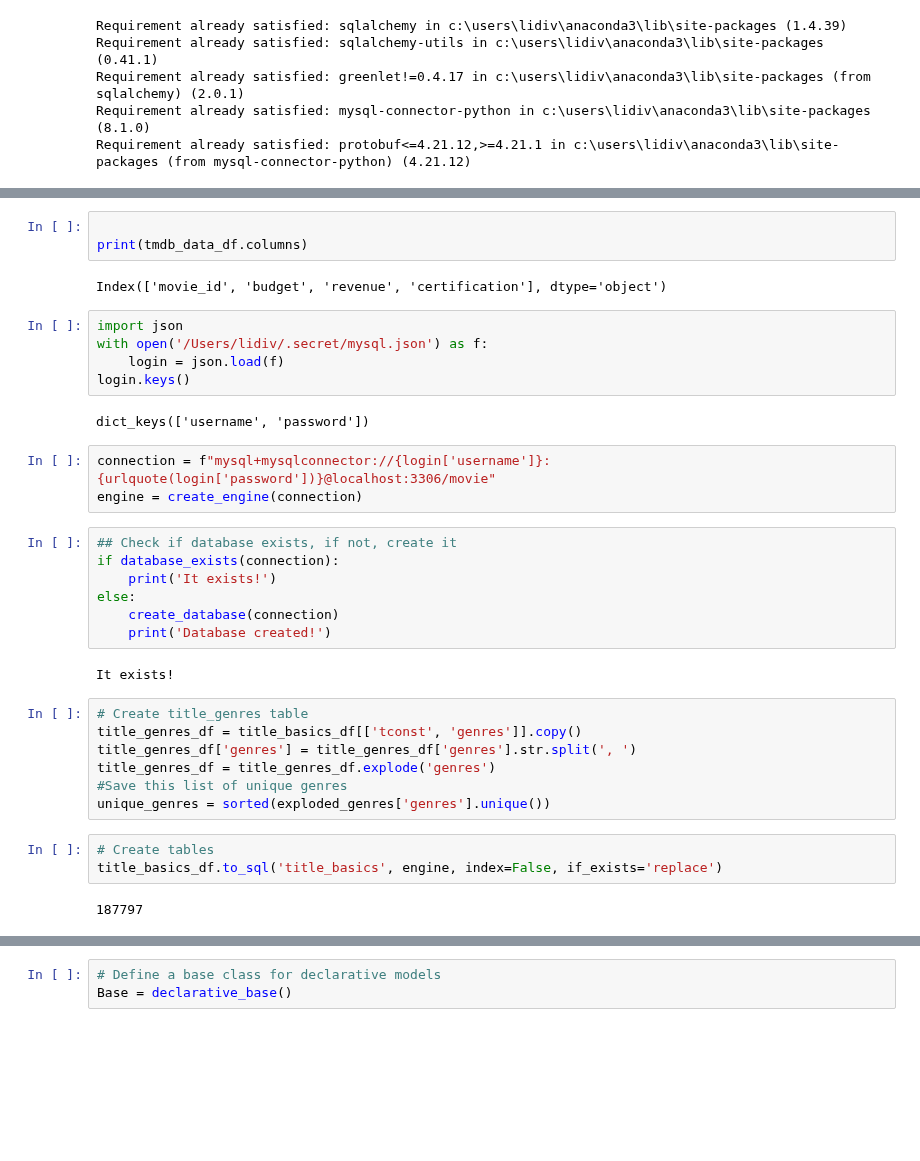
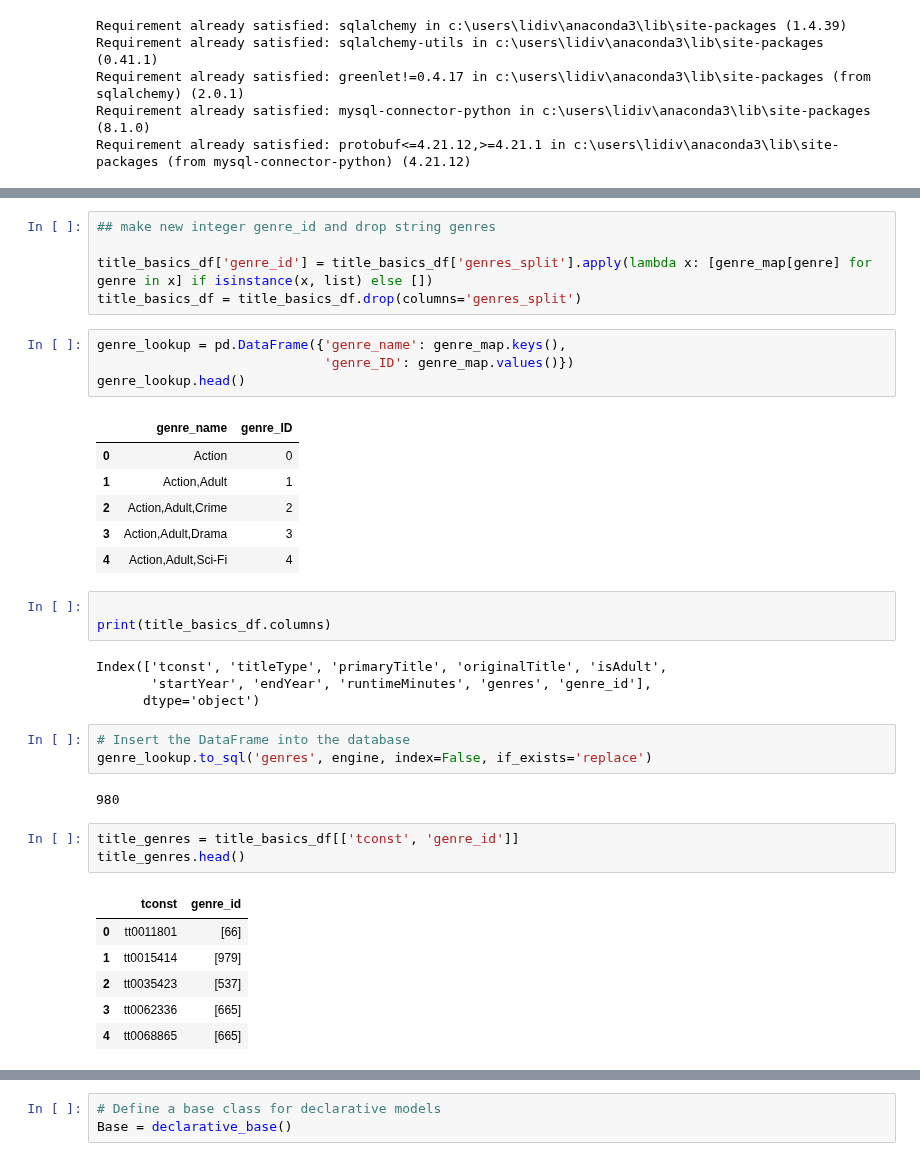
Before and after one commit to Lidivinekeng/project03, a Jupyter notebook: part 03.ipynb, the cells around one changed output, grey strips where cells are left out. Saved outputs shown, nothing was run; the diff lists cells and outputs as text; blank space fills up the shorter version.

```diff
--- a/part 03.ipynb
+++ b/part 03.ipynb
@@ -53,36 +108,38 @@ Requirement already satisfied: protobuf<=4.21.12,>=4.21.1 in c:\users\lidiv\anac
+# %%
+## make new integer genre_id and drop string genres
+
+title_basics_df['genre_id'] = title_basics_df['genres_split'].apply(lambda x: [genre_map[genre] for genre in x] if isinstance(x, list) else [])
+title_basics_df = title_basics_df.drop(columns='genres_split')
+# %%
+genre_lookup = pd.DataFrame({'genre_name': genre_map.keys(),
+                             'genre_ID': genre_map.values()})
+genre_lookup.head()
+# %% [output]
+|  | genre_name | genre_ID |
+| 0 | Action | 0 |
+| 1 | Action,Adult | 1 |
+| 2 | Action,Adult,Crime | 2 |
+| 3 | Action,Adult,Drama | 3 |
+| 4 | Action,Adult,Sci-Fi | 4 |
 # %%
 
-print(tmdb_data_df.columns)
+print(title_basics_df.columns)
 # %% [output]
-Index(['movie_id', 'budget', 'revenue', 'certification'], dtype='object')
+Index(['tconst', 'titleType', 'primaryTitle', 'originalTitle', 'isAdult',
+       'startYear', 'endYear', 'runtimeMinutes', 'genres', 'genre_id'],
+      dtype='object')
-# %%
-import json
-with open('/Users/lidiv/.secret/mysql.json') as f:
-    login = json.load(f)
-login.keys()
-# %% [output]
-dict_keys(['username', 'password'])
-# %%
-connection = f"mysql+mysqlconnector://{login['username']}:{urlquote(login['password'])}@localhost:3306/movie"
-engine = create_engine(connection)
-# %%
-## Check if database exists, if not, create it
-if database_exists(connection):
-    print('It exists!')
-else:
-    create_database(connection)
-    print('Database created!')
-# %% [output]
-It exists!
-# %%
-# Create title_genres table
-title_genres_df = title_basics_df[['tconst', 'genres']].copy()
-title_genres_df['genres'] = title_genres_df['genres'].str.split(', ')
-title_genres_df = title_genres_df.explode('genres')
-#Save this list of unique genres
-unique_genres = sorted(exploded_genres['genres'].unique())
-# %%
-# Create tables
-title_basics_df.to_sql('title_basics', engine, index=False, if_exists='replace')
-# %% [output]
-187797
+# %%
+# Insert the DataFrame into the database
+genre_lookup.to_sql('genres', engine, index=False, if_exists='replace')
+# %% [output]
+980
+# %%
+title_genres = title_basics_df[['tconst', 'genre_id']]
+title_genres.head()
+# %% [output]
+|  | tconst | genre_id |
+| 0 | tt0011801 | [66] |
+| 1 | tt0015414 | [979] |
+| 2 | tt0035423 | [537] |
+| 3 | tt0062336 | [665] |
+| 4 | tt0068865 | [665] |
```
Also changed, not shown: parts of 17 cells of this notebook.
